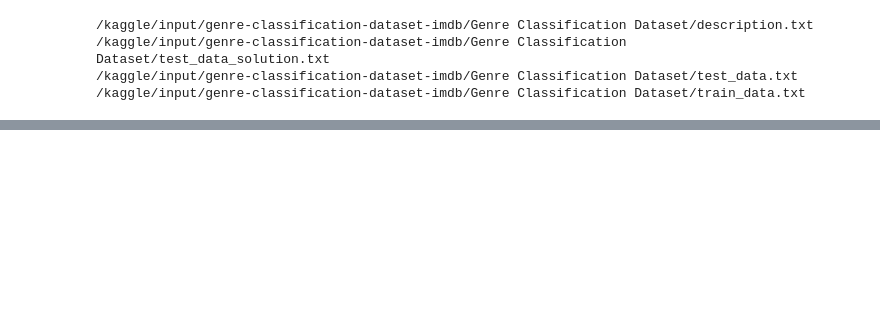
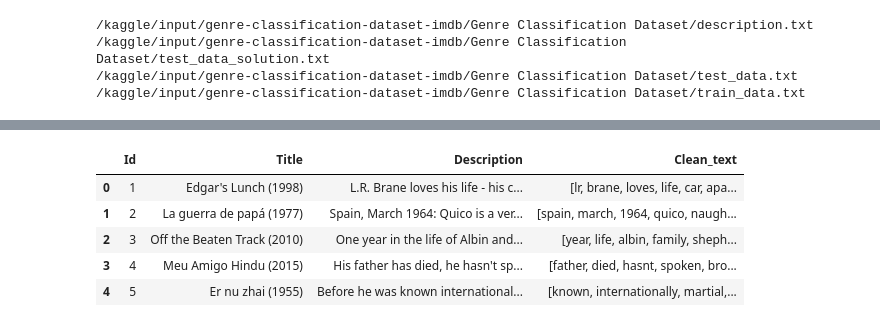
Before and after one commit to DLIBYH/Encryptix, a Jupyter notebook: movie-genre.ipynb, the cells around one changed output, grey strips where cells are left out. Saved outputs shown, nothing was run; the diff lists cells and outputs as text; code cells hidden in the pictures; blank space fills up the shorter version.

```diff
--- a/movie-genre.ipynb
+++ b/movie-genre.ipynb
@@ -40,0 +168,12 @@ from sklearn.feature_extraction.text import TfidfVectorizer
+# %%
+#tokenization
+test_data['Clean_text'] = test_data['Clean_text'].apply(lambda x: str(x) if type(x) != str else x)
+test_data['Clean_text'] = test_data['Clean_text'].apply(lambda x: x.split())
+test_data.head()
+# %% [output]
+|  | Id | Title | Description | Clean_text |
+| 0 | 1 | Edgar's Lunch (1998) | L.R. Brane loves his life - his c... | [lr, brane, loves, life, car, apa... |
+| 1 | 2 | La guerra de papá (1977) | Spain, March 1964: Quico is a ver... | [spain, march, 1964, quico, naugh... |
+| 2 | 3 | Off the Beaten Track (2010) | One year in the life of Albin and... | [year, life, albin, family, sheph... |
+| 3 | 4 | Meu Amigo Hindu (2015) | His father has died, he hasn't sp... | [father, died, hasnt, spoken, bro... |
+| 4 | 5 | Er nu zhai (1955) | Before he was known international... | [known, internationally, martial,... |
```
Also changed, not shown: parts of 23 cells of this notebook.
